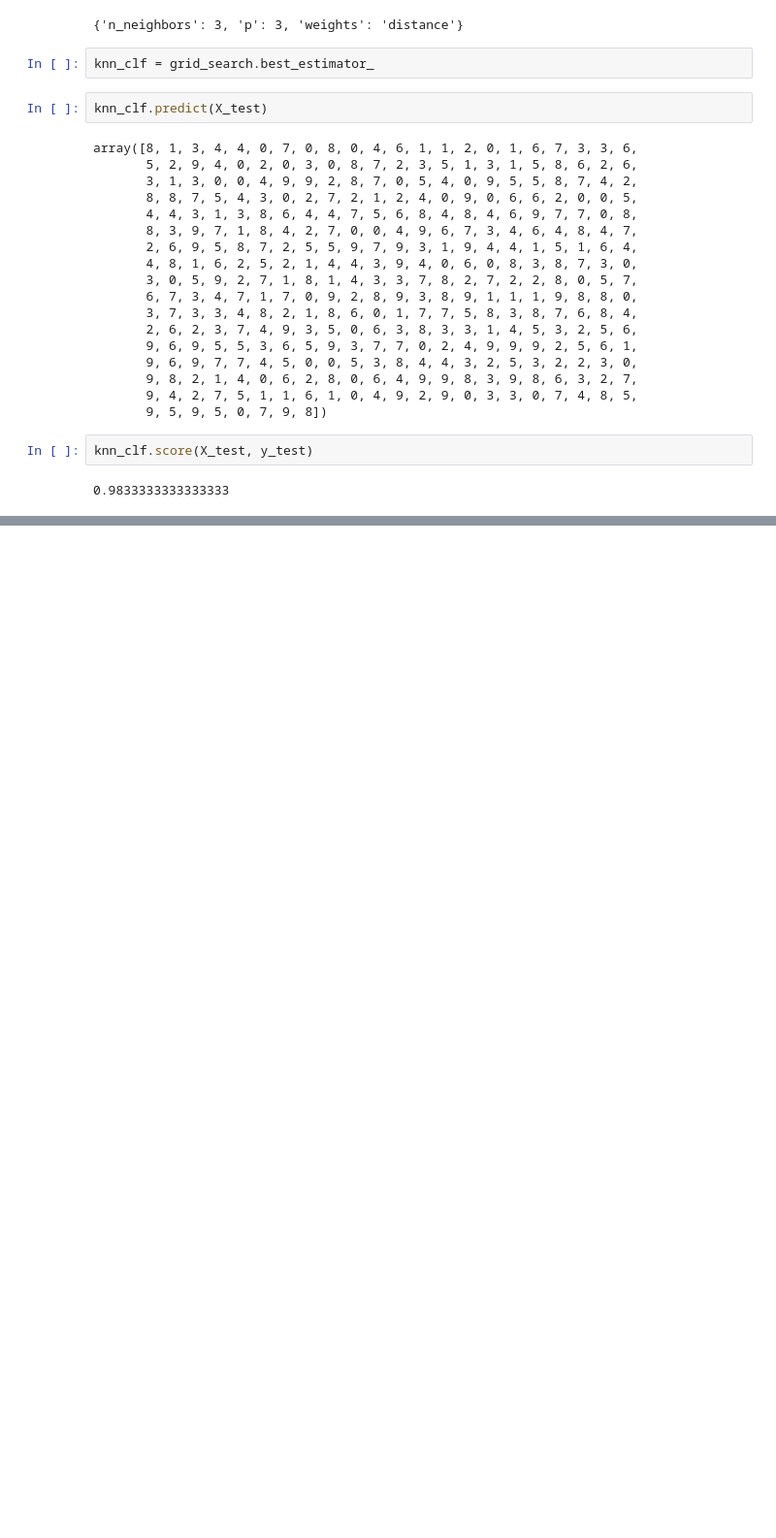
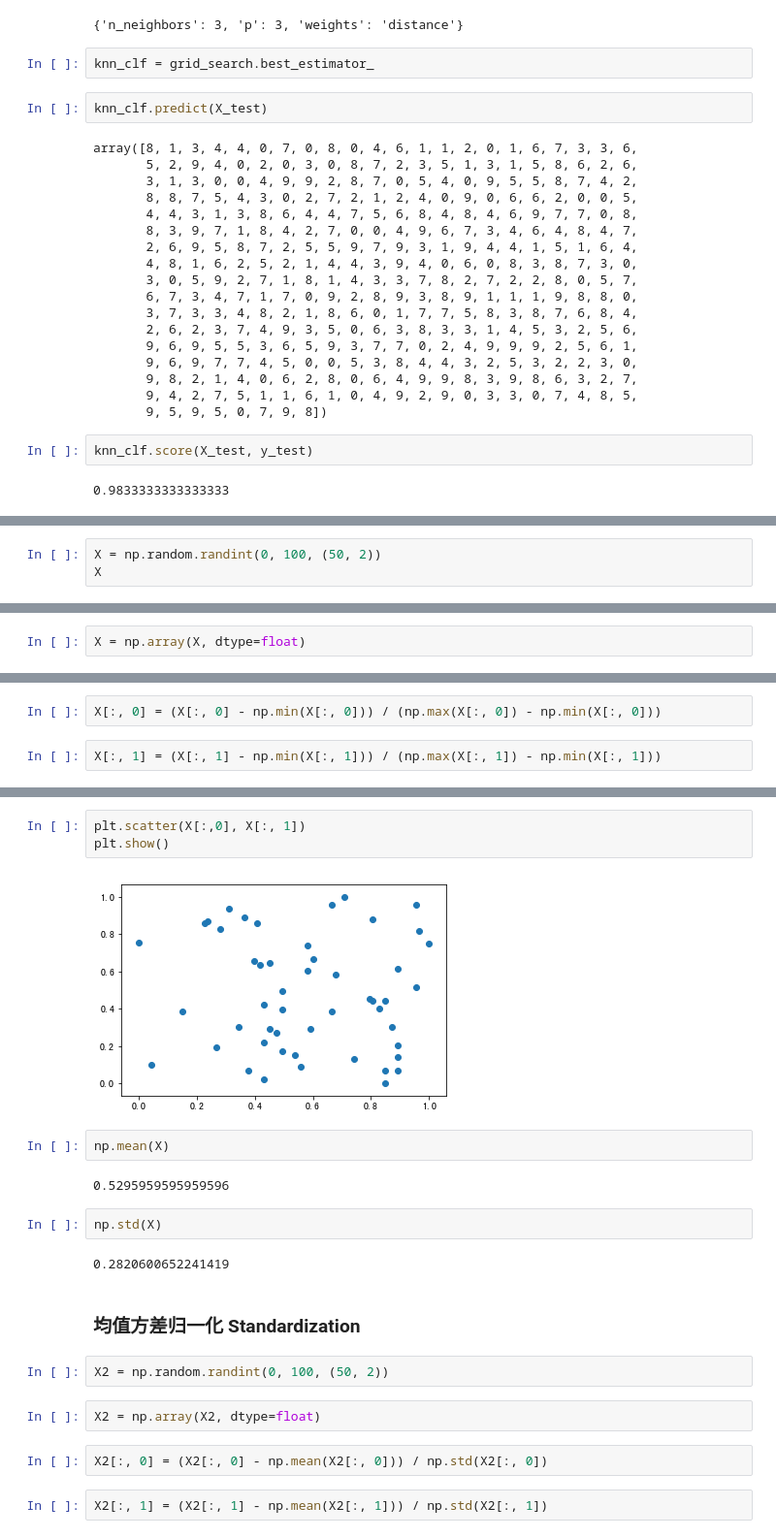
Before and after one commit to dreamkong/Practice-Python, a Jupyter notebook: 机器学习算法/4 kNN算法.ipynb, the cells around one changed output, grey strips where cells are left out. Shown at 97% size. Cells and saved outputs as stored; diff of their text form; blank space fills up the shorter version.

Commit message:
数据归一化 最值归一化 均值方差归一化

```diff
--- a/机器学习算法/4 kNN算法.ipynb
+++ b/机器学习算法/4 kNN算法.ipynb
@@ -697,0 +749,3 @@ Fitting 3 folds for each of 60 candidates, totalling 180 fits
+# %%
+X = np.random.randint(0, 100, (50, 2))
+X
@@ -697,0 +770,2 @@ Fitting 3 folds for each of 60 candidates, totalling 180 fits
+# %%
+X = np.array(X, dtype=float)
@@ -697,0 +785,4 @@ Fitting 3 folds for each of 60 candidates, totalling 180 fits
+# %%
+X[:, 0] = (X[:, 0] - np.min(X[:, 0])) / (np.max(X[:, 0]) - np.min(X[:, 0]))
+# %%
+X[:, 1] = (X[:, 1] - np.min(X[:, 1])) / (np.max(X[:, 1]) - np.min(X[:, 1]))
@@ -697,0 +803,23 @@ Fitting 3 folds for each of 60 candidates, totalling 180 fits
+# %%
+plt.scatter(X[:,0], X[:, 1])
+plt.show()
+# %% [output]
+[figure, added]
+# %%
+np.mean(X)
+# %% [output]
+0.5295959595959596
+# %%
+np.std(X)
+# %% [output]
+0.2820600652241419
+# %% [markdown]
+### 均值方差归一化 Standardization
+# %%
+X2 = np.random.randint(0, 100, (50, 2))
+# %%
+X2 = np.array(X2, dtype=float)
+# %%
+X2[:, 0] = (X2[:, 0] - np.mean(X2[:, 0])) / np.std(X2[:, 0])
+# %%
+X2[:, 1] = (X2[:, 1] - np.mean(X2[:, 1])) / np.std(X2[:, 1])
```
Also changed, not shown: parts of 11 cells of this notebook.
